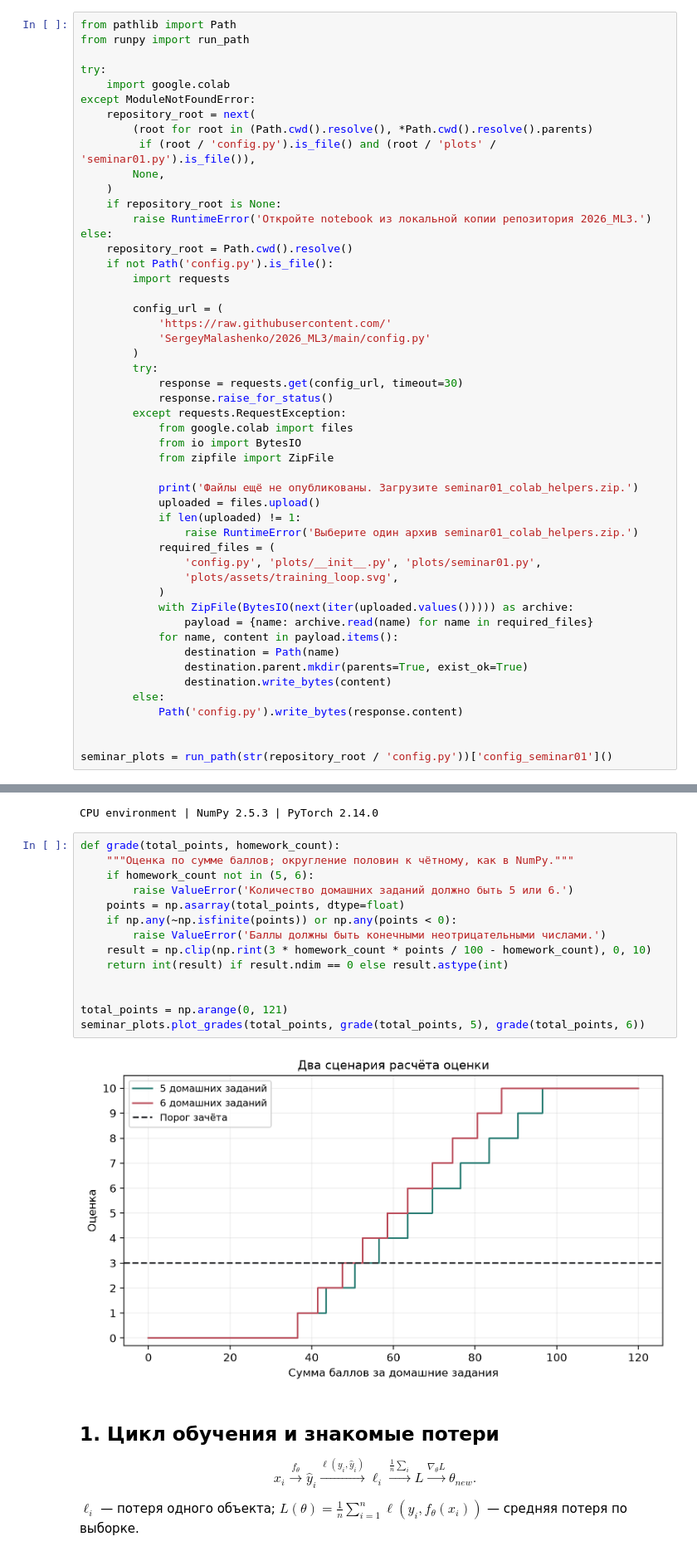
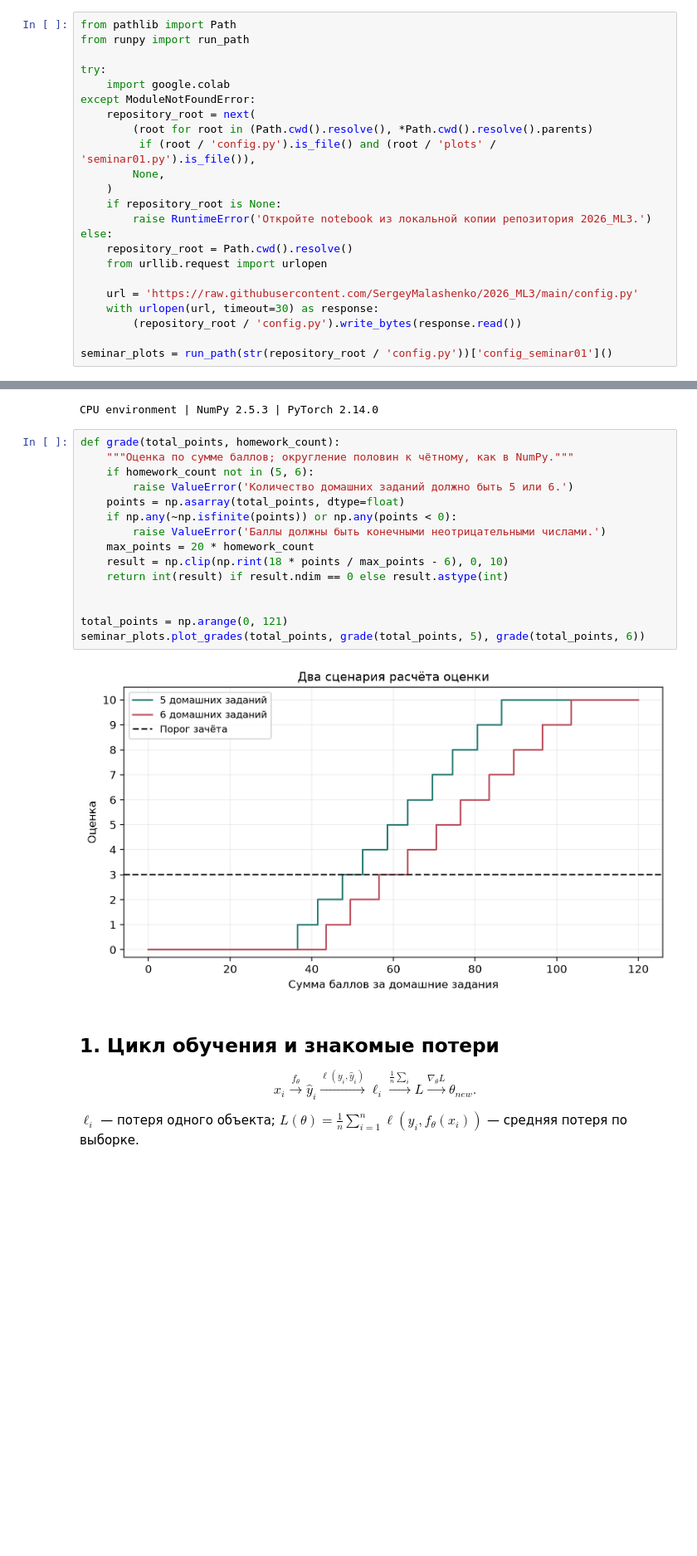
Before and after one commit to SergeyMalashenko/2026_ML3, a Jupyter notebook: notebooks/01_backprop/seminar01_backprop.ipynb, the cells around one changed output, grey strips where cells are left out. Shown at 83% size. Saved outputs shown, nothing was run; the diff lists cells and outputs as text; blank space fills up the shorter version.

Commit message:
Simplify seminar bootstrap and correct homework grading

```diff
--- a/notebooks/01_backprop/seminar01_backprop.ipynb
+++ b/notebooks/01_backprop/seminar01_backprop.ipynb
@@ -58,38 +60,11 @@ except ModuleNotFoundError:
         raise RuntimeError('Откройте notebook из локальной копии репозитория 2026_ML3.')
 else:
     repository_root = Path.cwd().resolve()
-    if not Path('config.py').is_file():
-        import requests
+    from urllib.request import urlopen
 
-        config_url = (
-            'https://raw.githubusercontent.com/'
-            'SergeyMalashenko/2026_ML3/main/config.py'
-        )
-        try:
-            response = requests.get(config_url, timeout=30)
-            response.raise_for_status()
-        except requests.RequestException:
-            from google.colab import files
-            from io import BytesIO
-            from zipfile import ZipFile
-
-            print('Файлы ещё не опубликованы. Загрузите seminar01_colab_helpers.zip.')
-            uploaded = files.upload()
-            if len(uploaded) != 1:
-                raise RuntimeError('Выберите один архив seminar01_colab_helpers.zip.')
-            required_files = (
-                'config.py', 'plots/__init__.py', 'plots/seminar01.py',
-                'plots/assets/training_loop.svg',
-            )
-            with ZipFile(BytesIO(next(iter(uploaded.values())))) as archive:
-                payload = {name: archive.read(name) for name in required_files}
-            for name, content in payload.items():
-                destination = Path(name)
-                destination.parent.mkdir(parents=True, exist_ok=True)
-                destination.write_bytes(content)
-        else:
-            Path('config.py').write_bytes(response.content)
-
+    url = 'https://raw.githubusercontent.com/SergeyMalashenko/2026_ML3/main/config.py'
+    with urlopen(url, timeout=30) as response:
+        (repository_root / 'config.py').write_bytes(response.read())
 
 seminar_plots = run_path(str(repository_root / 'config.py'))['config_seminar01']()
 # %%
@@ -114,19 +89,20 @@ CPU environment | NumPy 2.5.3 | PyTorch 2.14.0
 # %%
 def grade(total_points, homework_count):
     """Оценка по сумме баллов; округление половин к чётному, как в NumPy."""
     if homework_count not in (5, 6):
         raise ValueError('Количество домашних заданий должно быть 5 или 6.')
     points = np.asarray(total_points, dtype=float)
     if np.any(~np.isfinite(points)) or np.any(points < 0):
         raise ValueError('Баллы должны быть конечными неотрицательными числами.')
-    result = np.clip(np.rint(3 * homework_count * points / 100 - homework_count), 0, 10)
+    max_points = 20 * homework_count
+    result = np.clip(np.rint(18 * points / max_points - 6), 0, 10)
     return int(result) if result.ndim == 0 else result.astype(int)
 
 
 total_points = np.arange(0, 121)
 seminar_plots.plot_grades(total_points, grade(total_points, 5), grade(total_points, 6))
 # %% [output]
-[figure, old version]
+[figure, new version]
 # %% [markdown]
 ## 1. Цикл обучения и знакомые потери
 
```
Also changed, not shown: parts of 20 cells of this notebook.
